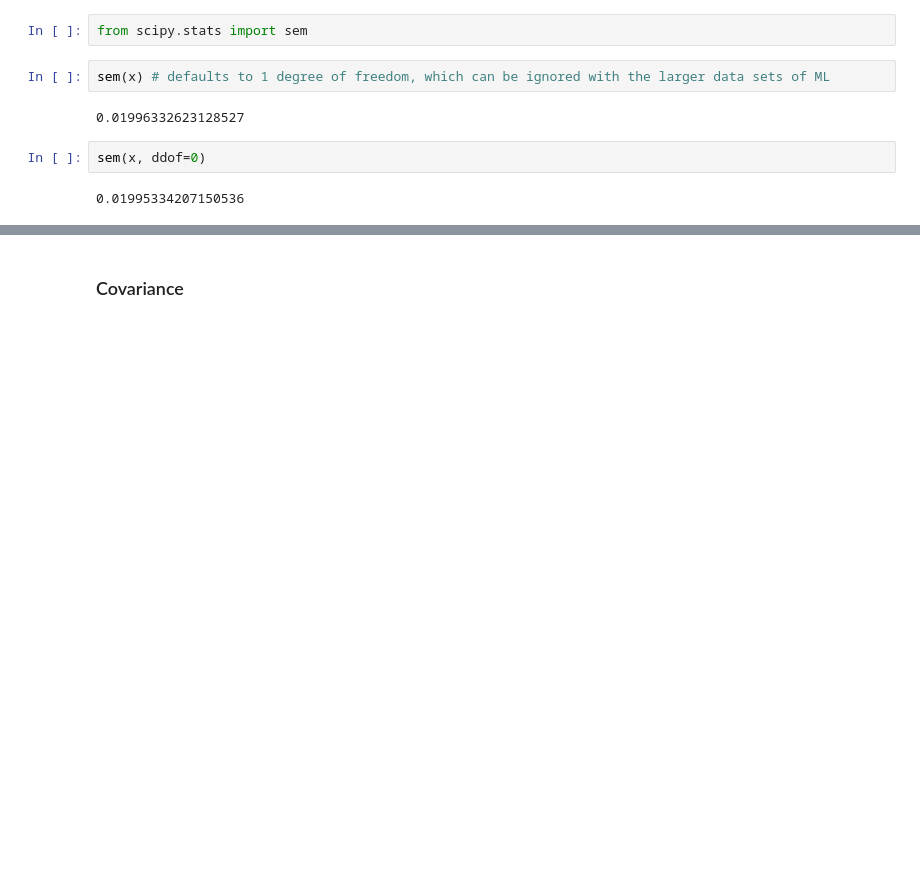
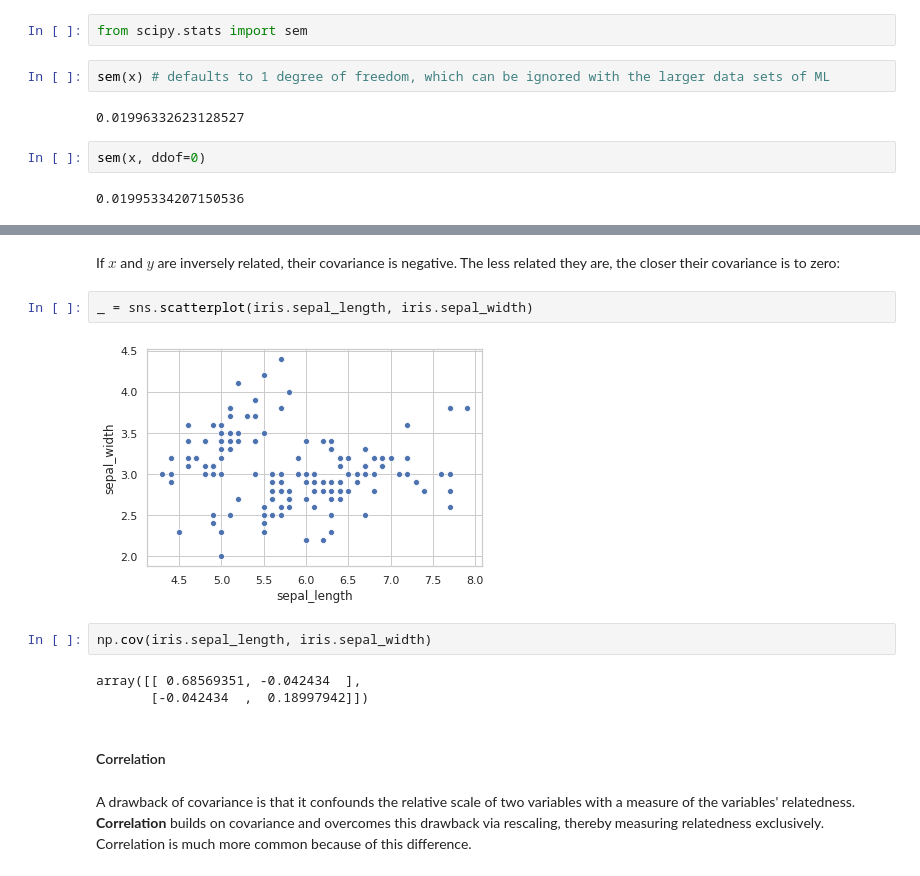
Before and after one commit to jonkrohn/ML-foundations, a Jupyter notebook: notebooks/5-probability.ipynb, the cells around one changed output, grey strips where cells are left out. Cells and saved outputs as stored; diff of their text form; blank space fills up the shorter version.

```diff
--- a/notebooks/5-probability.ipynb
+++ b/notebooks/5-probability.ipynb
@@ -612,2 +673,15 @@ Standard error enables us to compare whether the means of distributions differ *
+# %% [markdown]
+If $x$ and $y$ are inversely related, their covariance is negative. The less related they are, the closer their covariance is to zero:
+# %%
+_ = sns.scatterplot(iris.sepal_length, iris.sepal_width)
+# %% [output]
+[figure, added]
+# %%
+np.cov(iris.sepal_length, iris.sepal_width)
+# %% [output]
+array([[ 0.68569351, -0.042434  ],
+       [-0.042434  ,  0.18997942]])
 # %% [markdown]
-### Covariance
+#### Correlation
+# %% [markdown]
+A drawback of covariance is that it confounds the relative scale of two variables with a measure of the variables' relatedness. **Correlation** builds on covariance and overcomes this drawback via rescaling, thereby measuring relatedness exclusively. Correlation is much more common because of this difference.
```
Also changed, not shown: parts of 23 cells of this notebook.
